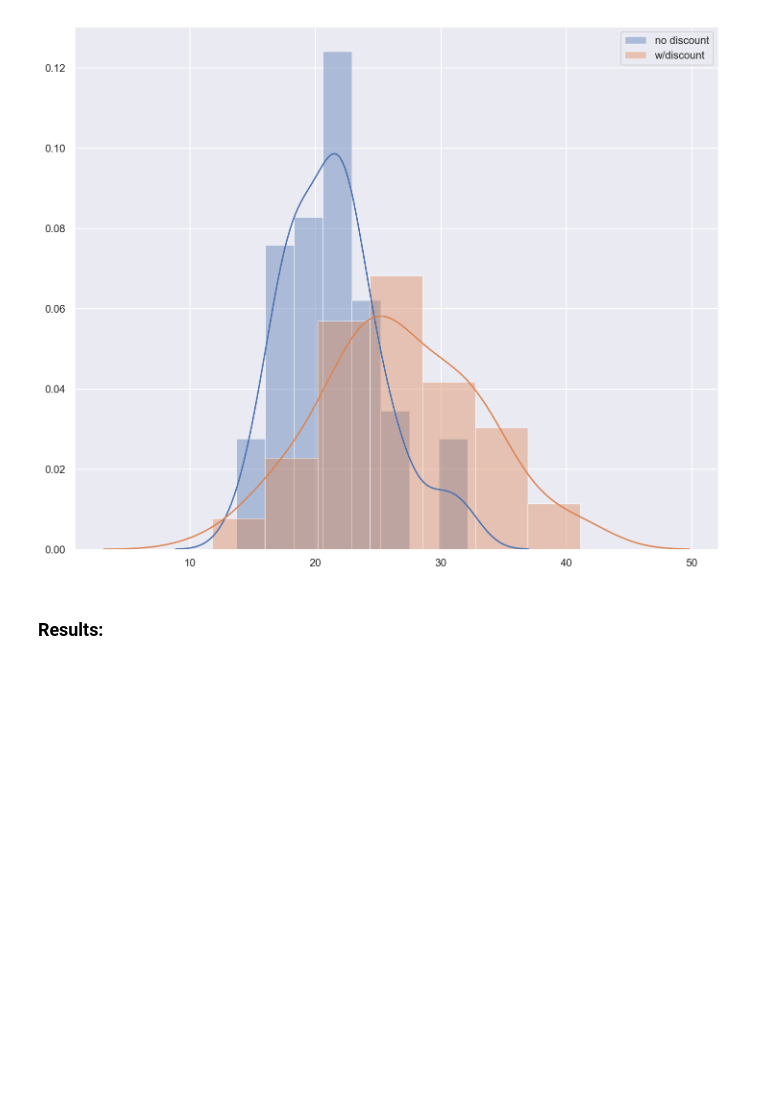
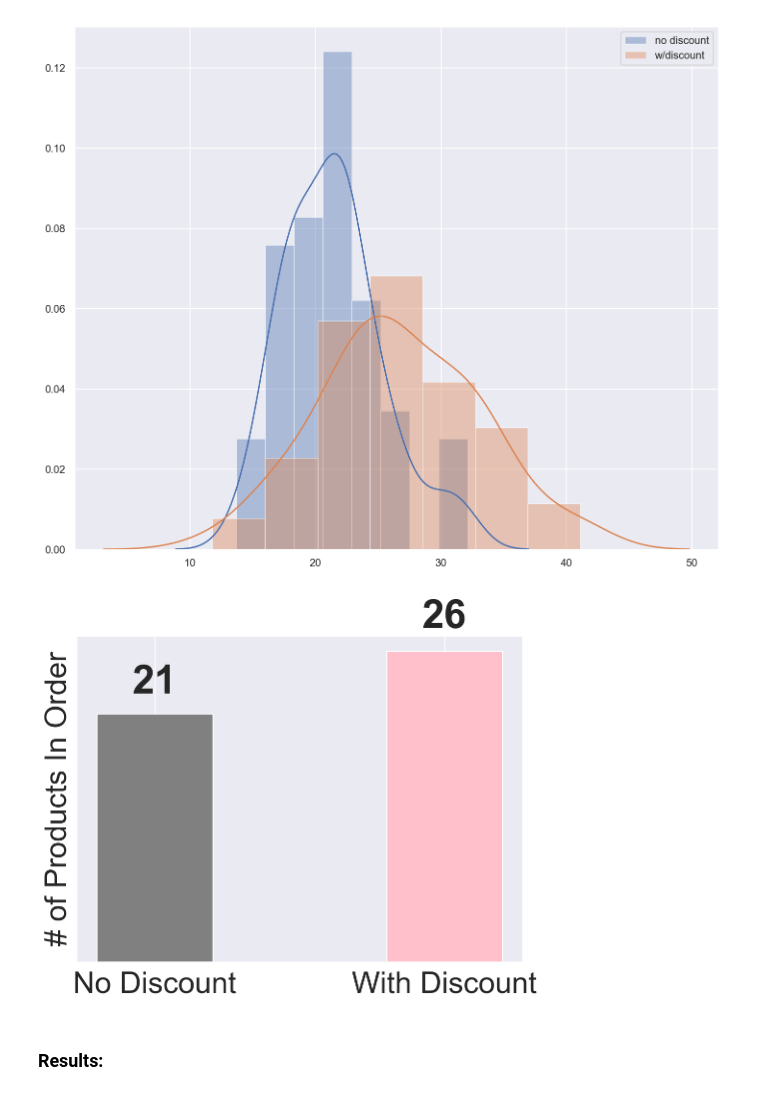
Before and after one commit to swede0623/dsc-2-final-project-online-ds-pt-031119, a Jupyter notebook: Project.ipynb, the cells around one changed output. Drawn from its saved outputs; the diff is of its cells as text; code cells hidden in the pictures; blank space fills up the shorter version.

```diff
--- a/Project.ipynb
+++ b/Project.ipynb
@@ -375,6 +386,21 @@ plt.legend()
 # %% [output]
 <matplotlib.legend.Legend at 0x...>
 [figure]
+# %%
+means = [samp_no_discount.mean(), samp_yes_discount.mean()]
+fig, ax = plt.subplots(figsize=(8,6))
+rects = ax.bar([0,1],means,width=.4, color=['gray', 'pink'] )
+ax.set_xticks([0,1])
+ax.set_yticks([])
+ax.set_xticklabels(["No Discount","With Discount"], fontsize=30)
+ax.set_ylabel("# of Products In Order", fontsize=30)
+for rect in rects:
+    height = rect.get_height()
+    ax.text(rect.get_x() + rect.get_width()/2., 1.05*height,
+                '%d' % int(height),
+                ha='center', va='bottom', fontweight='bold', fontsize=40)
+# %% [output]
+[figure, added]
 # %% [markdown]
 ### Results:
 # %%
```
Also changed, not shown: parts of 13 cells of this notebook, 1 other file.
